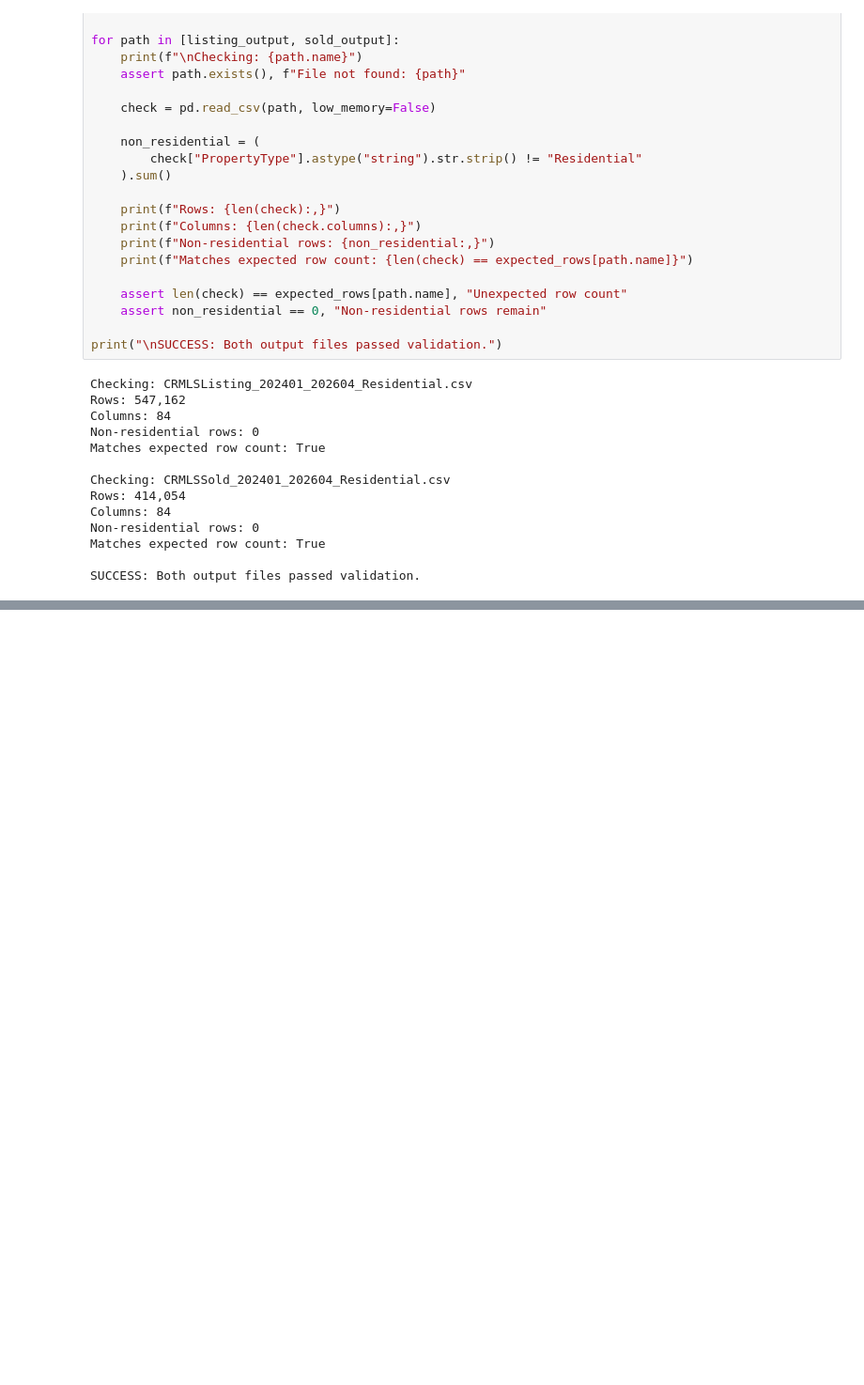
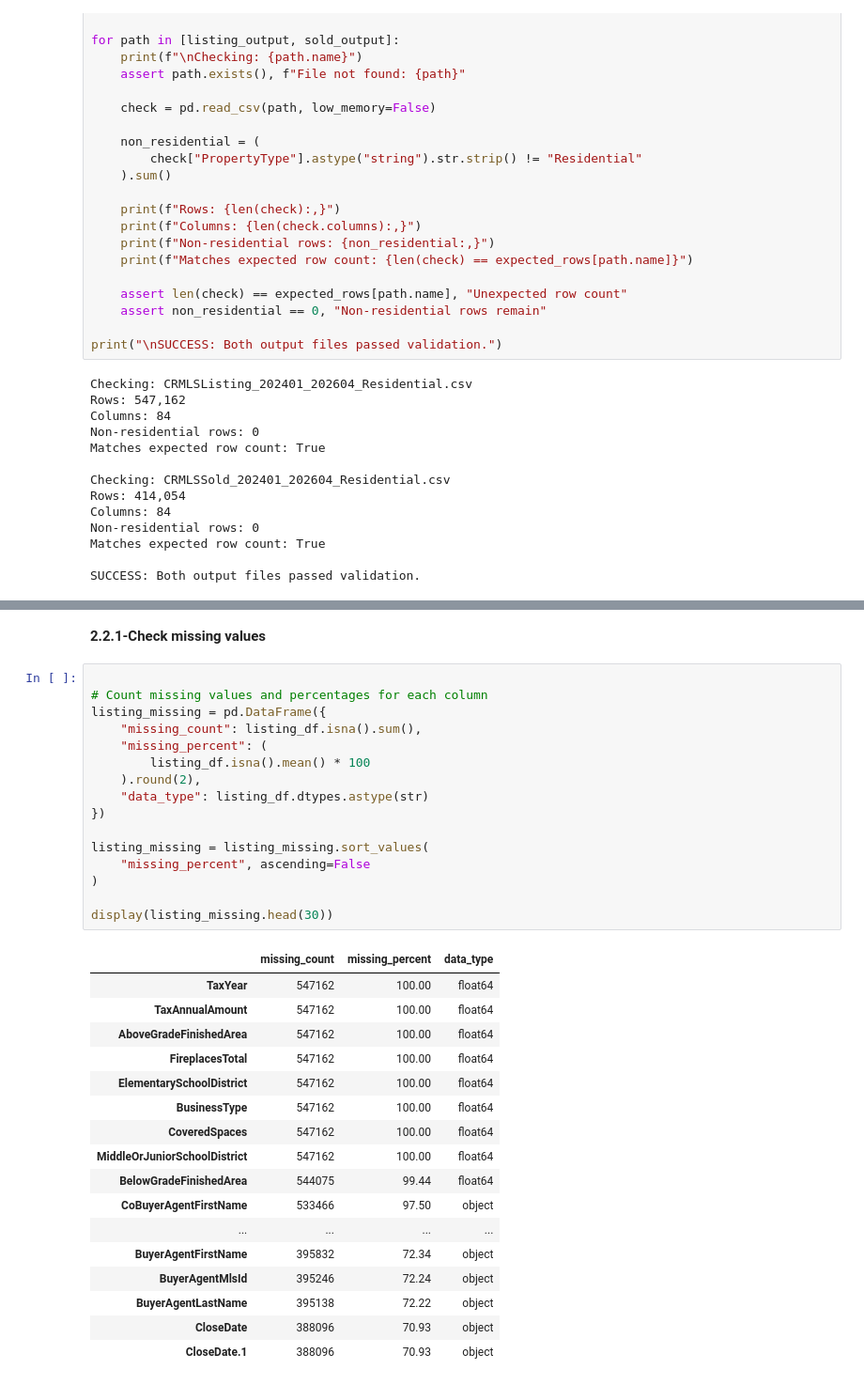
Before and after one commit to henryzhou24/IDX-Exchange-Data-Analyst, a Jupyter notebook: IDX_Exchange_DA.ipynb, the cells around one changed output, grey strips where cells are left out. Shown at 94% size. Cells and saved outputs as stored; diff of their text form; blank space fills up the shorter version.

```diff
--- a/IDX_Exchange_DA.ipynb
+++ b/IDX_Exchange_DA.ipynb
@@ -608,0 +679,36 @@ SUCCESS: Both output files passed validation.
+# %% [markdown]
+**2.2.1-Check missing values**
+# %%
+
+# Count missing values and percentages for each column
+listing_missing = pd.DataFrame({
+    "missing_count": listing_df.isna().sum(),
+    "missing_percent": (
+        listing_df.isna().mean() * 100
+    ).round(2),
+    "data_type": listing_df.dtypes.astype(str)
+})
+
+listing_missing = listing_missing.sort_values(
+    "missing_percent", ascending=False
+)
+
+display(listing_missing.head(30))
+# %% [output]
+|  | missing_count | missing_percent | data_type |
+| TaxYear | 547162 | 100.00 | float64 |
+| TaxAnnualAmount | 547162 | 100.00 | float64 |
+| AboveGradeFinishedArea | 547162 | 100.00 | float64 |
+| FireplacesTotal | 547162 | 100.00 | float64 |
+| ElementarySchoolDistrict | 547162 | 100.00 | float64 |
+| BusinessType | 547162 | 100.00 | float64 |
+| CoveredSpaces | 547162 | 100.00 | float64 |
+| MiddleOrJuniorSchoolDistrict | 547162 | 100.00 | float64 |
+| BelowGradeFinishedArea | 544075 | 99.44 | float64 |
+| CoBuyerAgentFirstName | 533466 | 97.50 | object |
+| ... | ... | ... | ... |
+| BuyerAgentFirstName | 395832 | 72.34 | object |
+| BuyerAgentMlsId | 395246 | 72.24 | object |
+| BuyerAgentLastName | 395138 | 72.22 | object |
+| CloseDate | 388096 | 70.93 | object |
+| CloseDate.1 | 388096 | 70.93 | object |
```
Also changed, not shown: parts of 25 cells of this notebook.
